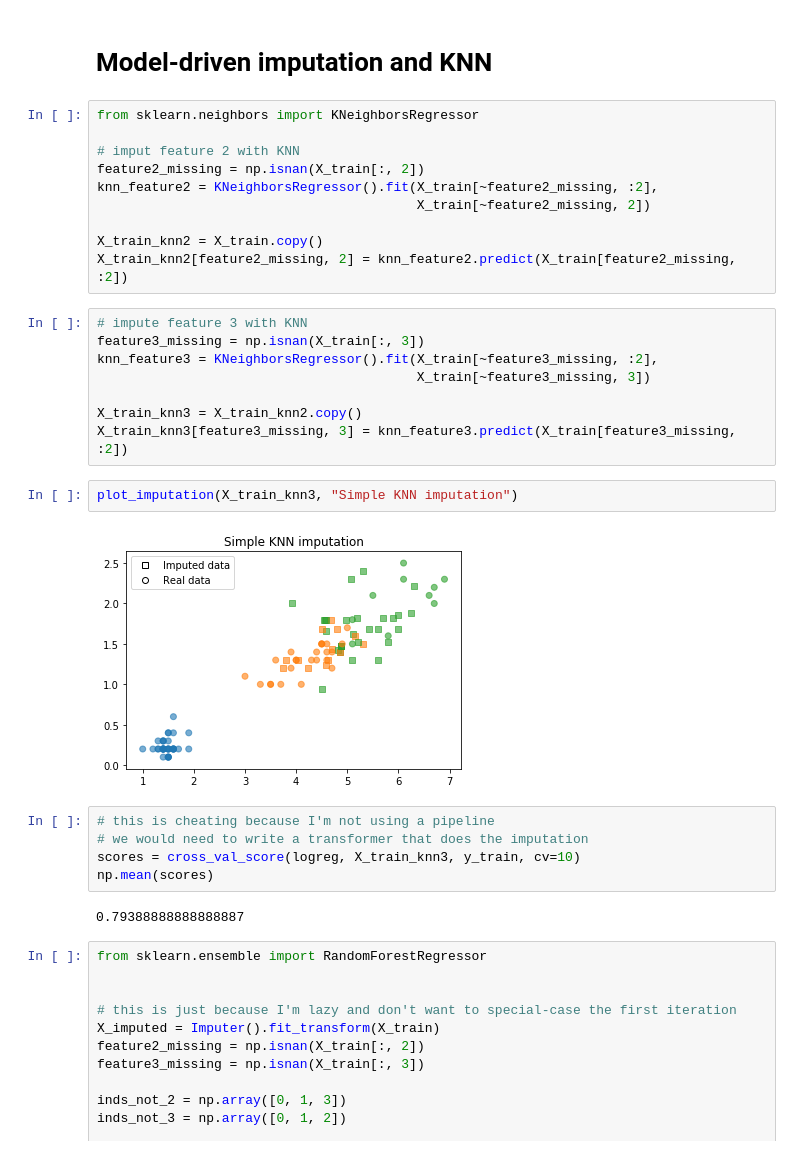
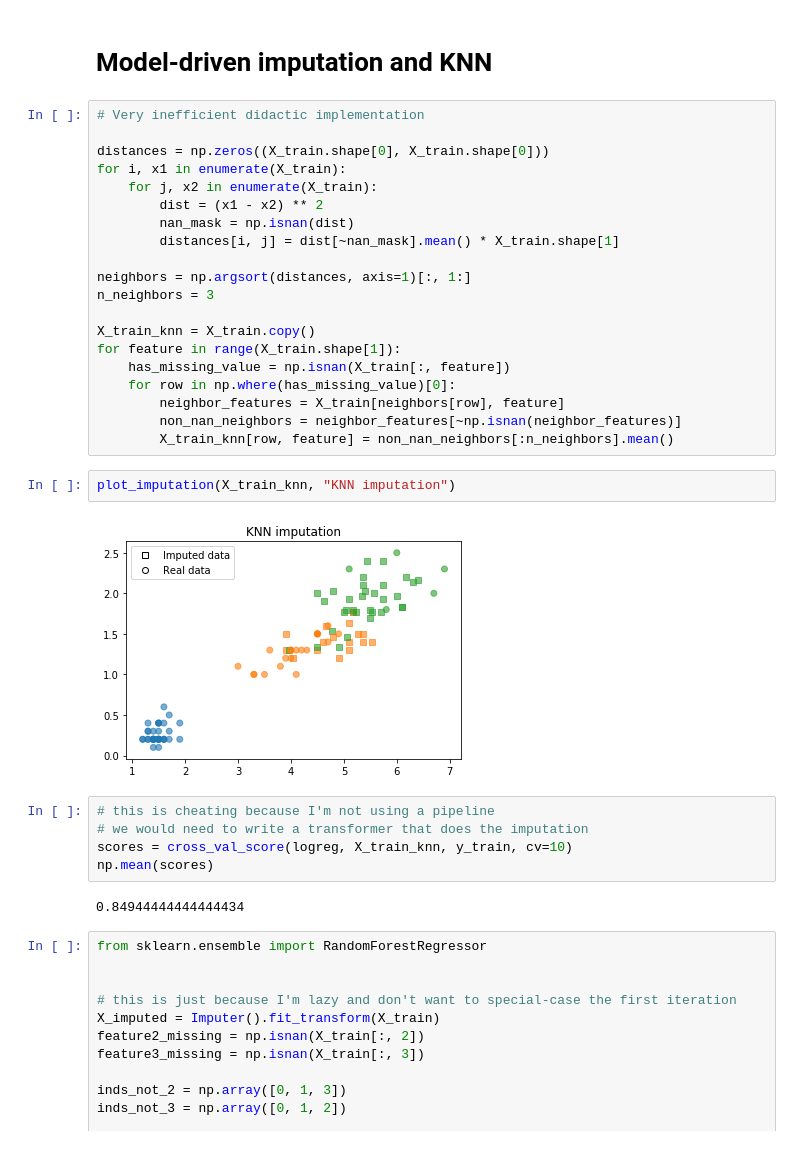
Before and after one commit to amueller/COMS4995-s18, a Jupyter notebook: slides/aml-08-021218-imputation-feature-selection/aml-08-imputation-feature-selection.ipynb, the cells around one changed output. Drawn from its saved outputs; the diff is of its cells as text.

Commit message:
do for real knn imputation

```diff
--- a/slides/aml-08-021218-imputation-feature-selection/aml-08-imputation-feature-selection.ipynb
+++ b/slides/aml-08-021218-imputation-feature-selection/aml-08-imputation-feature-selection.ipynb
@@ -220,34 +220,36 @@ np.mean(scores)
 # %% [markdown]
 # Model-driven imputation and KNN
-# %%
-from sklearn.neighbors import KNeighborsRegressor
-
-# imput feature 2 with KNN
-feature2_missing = np.isnan(X_train[:, 2])
-knn_feature2 = KNeighborsRegressor().fit(X_train[~feature2_missing, :2],
-                                         X_train[~feature2_missing, 2])
-
-X_train_knn2 = X_train.copy()
-X_train_knn2[feature2_missing, 2] = knn_feature2.predict(X_train[feature2_missing, :2])
-# %%
-# impute feature 3 with KNN
-feature3_missing = np.isnan(X_train[:, 3])
-knn_feature3 = KNeighborsRegressor().fit(X_train[~feature3_missing, :2],
-                                         X_train[~feature3_missing, 3])
-
-X_train_knn3 = X_train_knn2.copy()
-X_train_knn3[feature3_missing, 3] = knn_feature3.predict(X_train[feature3_missing, :2])
+# %%
+# Very inefficient didactic implementation
+
+distances = np.zeros((X_train.shape[0], X_train.shape[0]))
+for i, x1 in enumerate(X_train):
+    for j, x2 in enumerate(X_train):
+        dist = (x1 - x2) ** 2
+        nan_mask = np.isnan(dist)
+        distances[i, j] = dist[~nan_mask].mean() * X_train.shape[1]
+
+neighbors = np.argsort(distances, axis=1)[:, 1:]
+n_neighbors = 3
+
+X_train_knn = X_train.copy()
+for feature in range(X_train.shape[1]):
+    has_missing_value = np.isnan(X_train[:, feature])
+    for row in np.where(has_missing_value)[0]:
+        neighbor_features = X_train[neighbors[row], feature]
+        non_nan_neighbors = neighbor_features[~np.isnan(neighbor_features)]
+        X_train_knn[row, feature] = non_nan_neighbors[:n_neighbors].mean()
 # %%
-plot_imputation(X_train_knn3, "Simple KNN imputation")
+plot_imputation(X_train_knn, "KNN imputation")
 # %% [output]
-[figure, old version]
+[figure, new version]
 # %%
 # this is cheating because I'm not using a pipeline
 # we would need to write a transformer that does the imputation
-scores = cross_val_score(logreg, X_train_knn3, y_train, cv=10)
+scores = cross_val_score(logreg, X_train_knn, y_train, cv=10)
 np.mean(scores)
 # %% [output]
-0.79388888888888887
+0.84944444444444434
 # %%
 from sklearn.ensemble import RandomForestRegressor
 
```
Also changed, not shown: parts of 12 cells of this notebook, 1 other file.
